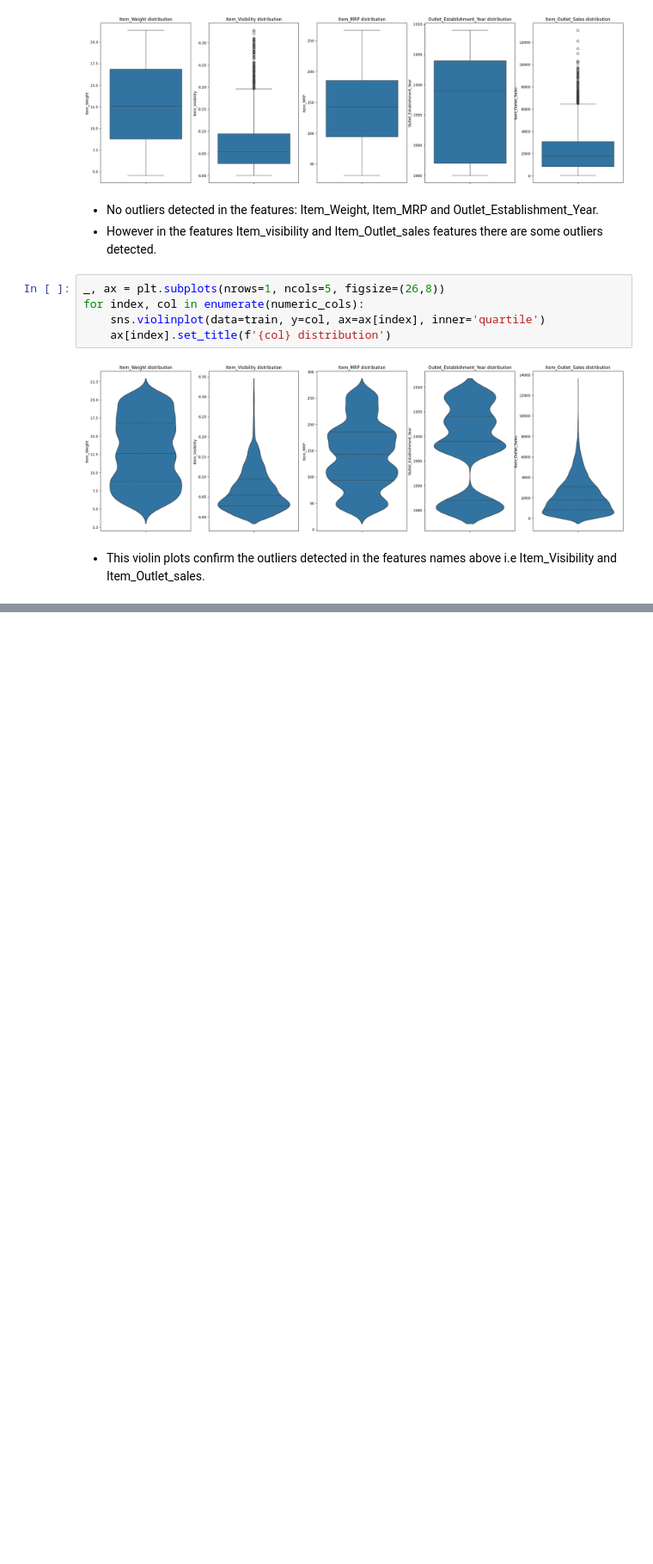
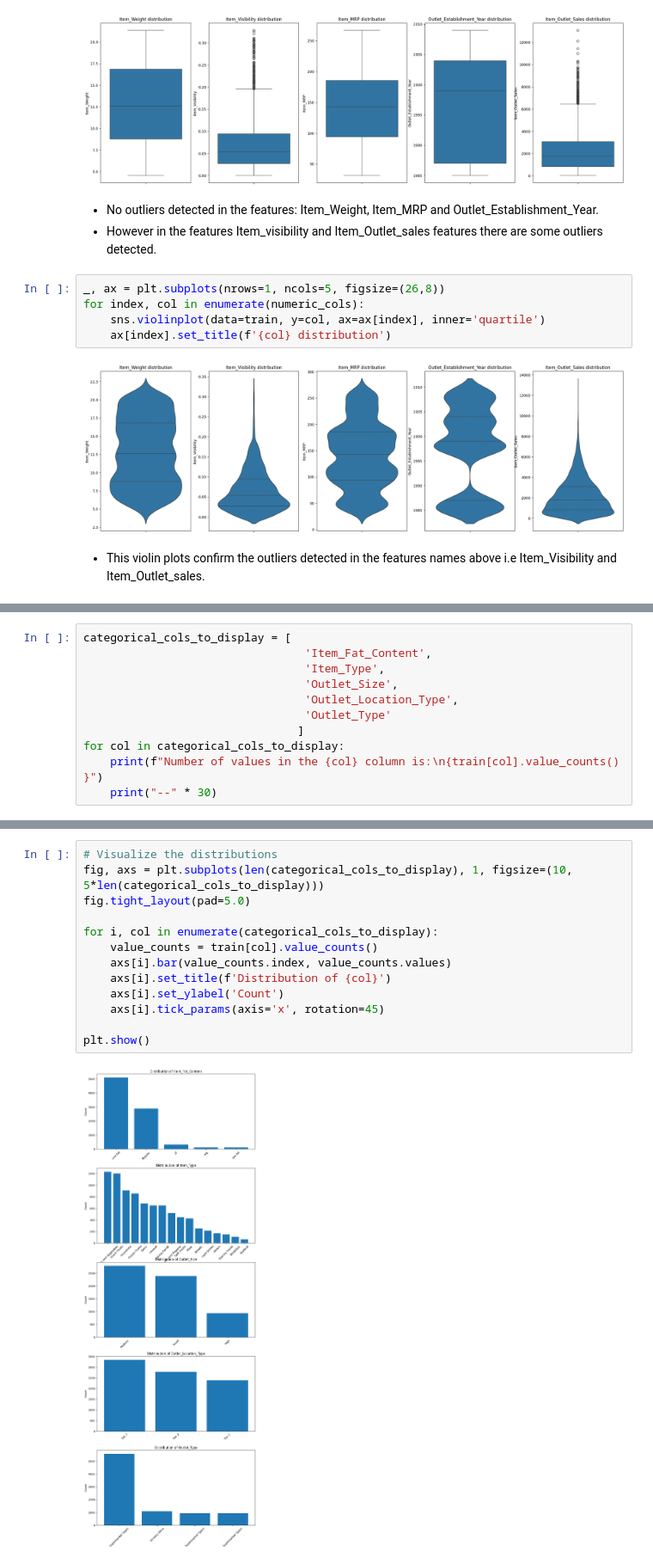
Before and after one commit to Tracy-teb/bigmart_sales_prediction_project, a Jupyter notebook: ml_salespred.ipynb, the cells around one changed output, grey strips where cells are left out. Shown at 86% size. Drawn from its saved outputs; the diff is of its cells as text; blank space fills up the shorter version.

```diff
--- a/ml_salespred.ipynb
+++ b/ml_salespred.ipynb
@@ -291,0 +304,11 @@ for index, col in enumerate(numeric_cols):
+# %%
+categorical_cols_to_display = [
+                                 'Item_Fat_Content',
+                                 'Item_Type',
+                                 'Outlet_Size',
+                                 'Outlet_Location_Type',
+                                 'Outlet_Type'
+                                ]
+for col in categorical_cols_to_display:
+    print(f"Number of values in the {col} column is:\n{train[col].value_counts() }")
+    print("--" * 30)
@@ -291,0 +333,15 @@ for index, col in enumerate(numeric_cols):
+# %%
+# Visualize the distributions
+fig, axs = plt.subplots(len(categorical_cols_to_display), 1, figsize=(10, 5*len(categorical_cols_to_display)))
+fig.tight_layout(pad=5.0)
+
+for i, col in enumerate(categorical_cols_to_display):
+    value_counts = train[col].value_counts()
+    axs[i].bar(value_counts.index, value_counts.values)
+    axs[i].set_title(f'Distribution of {col}')
+    axs[i].set_ylabel('Count')
+    axs[i].tick_params(axis='x', rotation=45)
+
+plt.show()
+# %% [output]
+[figure, added]
```
Also changed, not shown: parts of 12 cells of this notebook.
